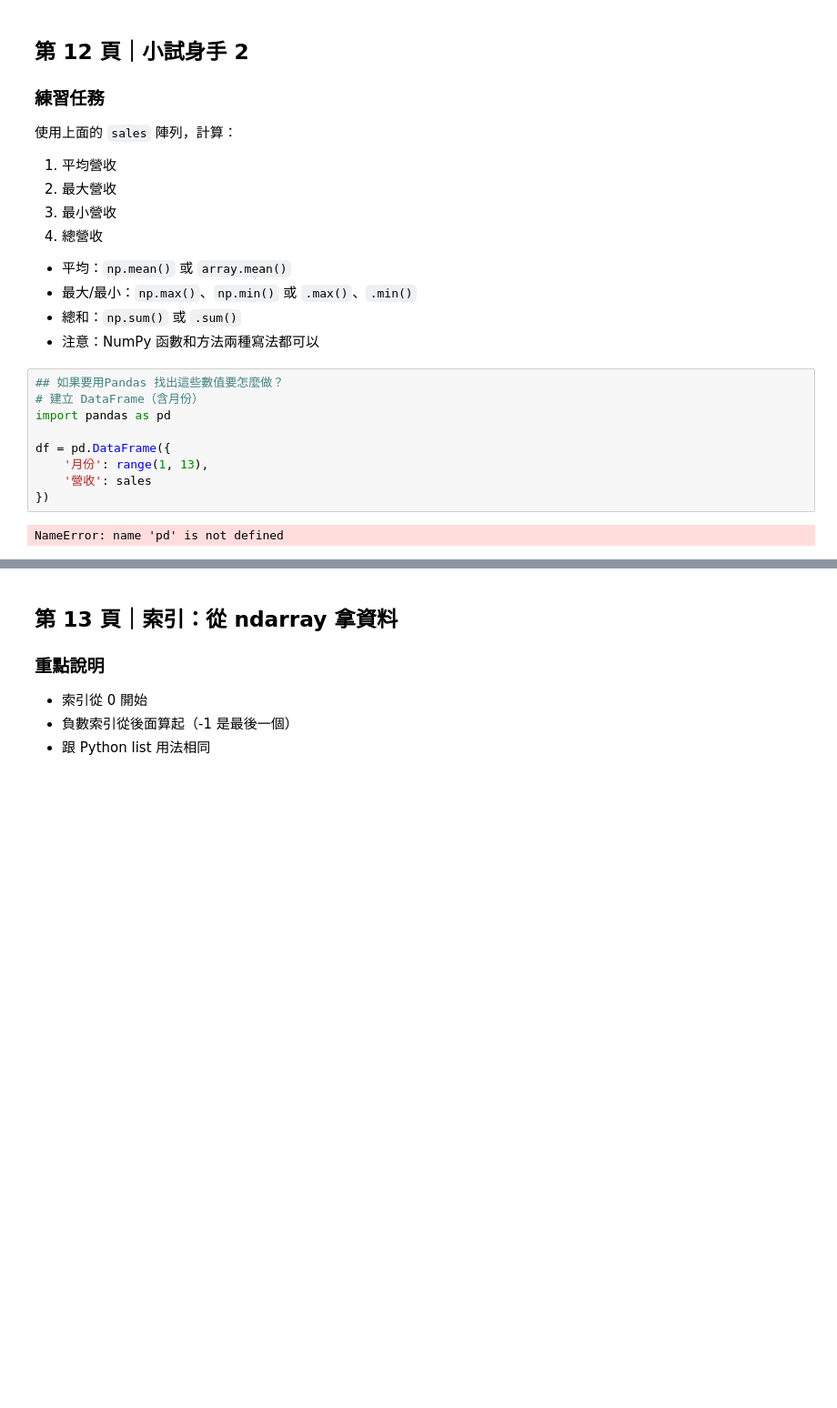
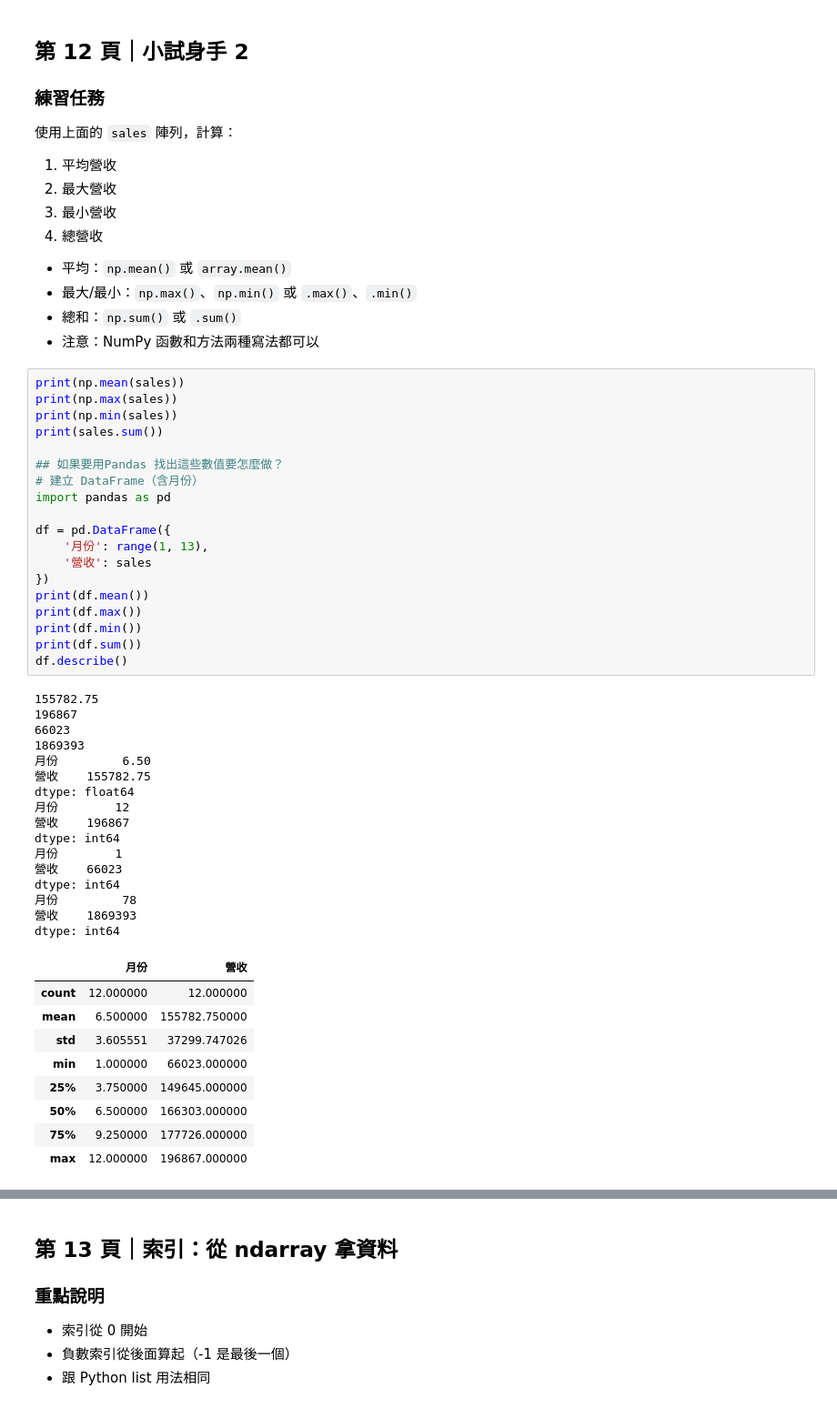
Before and after one commit to goodfishcode/20260207-python, a Jupyter notebook: lesson_15_16_numpy/lesson_15_16_learning.ipynb, the cells around one changed output, grey strips where cells are left out. Shown at 91% size. Cells and saved outputs as stored; diff of their text form; blank space fills up the shorter version.

```diff
--- a/lesson_15_16_numpy/lesson_15_16_learning.ipynb
+++ b/lesson_15_16_numpy/lesson_15_16_learning.ipynb
@@ -271,13 +281,47 @@ print("資料形狀：", sales.shape)
 - 總和：`np.sum()` 或 `.sum()`
 - 注意：NumPy 函數和方法兩種寫法都可以
 # %%
+print(np.mean(sales))
+print(np.max(sales))
+print(np.min(sales))
+print(sales.sum())
+
 ## 如果要用Pandas 找出這些數值要怎麼做？
 # 建立 DataFrame（含月份）
 import pandas as pd
 
 df = pd.DataFrame({
     '月份': range(1, 13),
     '營收': sales
 })
+print(df.mean())
+print(df.max())
+print(df.min())
+print(df.sum())
+df.describe()
 # %% [output]
-NameError: name 'pd' is not defined
+155782.75
+196867
+66023
+1869393
+月份         6.50
+營收    155782.75
+dtype: float64
+月份        12
+營收    196867
+dtype: int64
+月份        1
+營收    66023
+dtype: int64
+月份         78
+營收    1869393
+dtype: int64
+|  | 月份 | 營收 |
+| count | 12.000000 | 12.000000 |
+| mean | 6.500000 | 155782.750000 |
+| std | 3.605551 | 37299.747026 |
+| min | 1.000000 | 66023.000000 |
+| 25% | 3.750000 | 149645.000000 |
+| 50% | 6.500000 | 166303.000000 |
+| 75% | 9.250000 | 177726.000000 |
+| max | 12.000000 | 196867.000000 |
```
Also changed, not shown: parts of 8 cells of this notebook, 1 other file.
